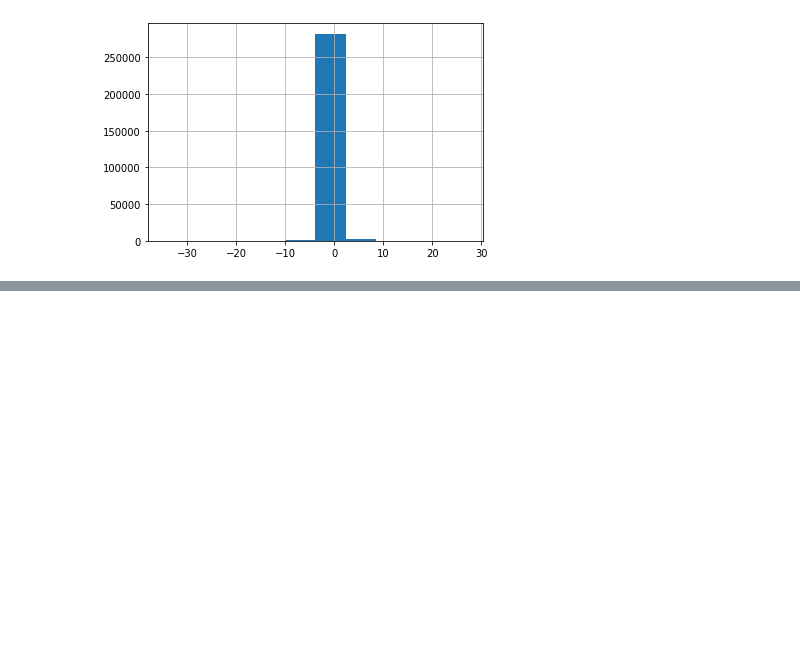
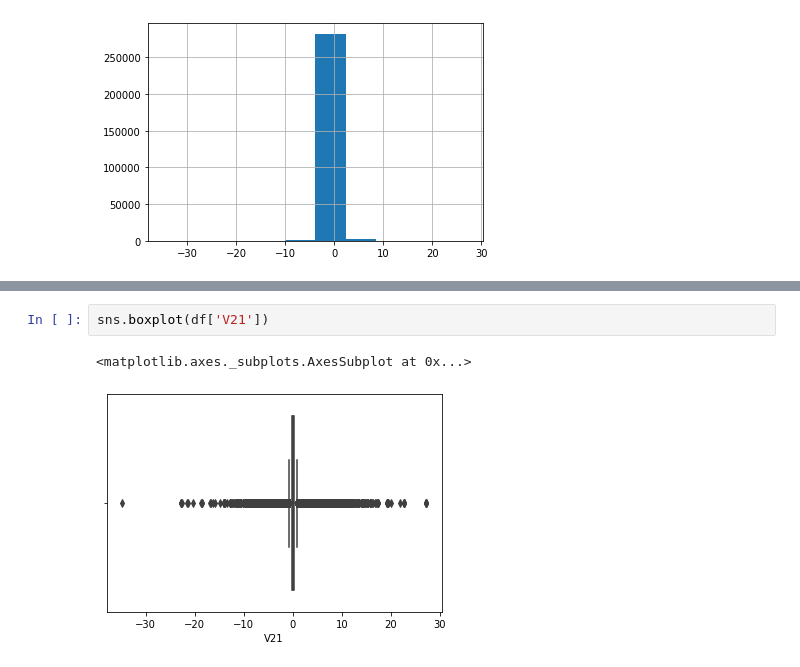
Before and after one commit to ipatel467/Credit-Card-Fraud-Detection, a Jupyter notebook: Index.ipynb, the cells around one changed output, grey strips where cells are left out. Saved outputs shown, nothing was run; the diff lists cells and outputs as text; blank space fills up the shorter version.

```diff
--- a/Index.ipynb
+++ b/Index.ipynb
@@ -117,0 +128,5 @@ df['V21'].hist()
+# %%
+sns.boxplot(df['V21'])
+# %% [output]
+<matplotlib.axes._subplots.AxesSubplot at 0x...>
+[figure, added]
```
Also changed, not shown: parts of 6 cells of this notebook.
